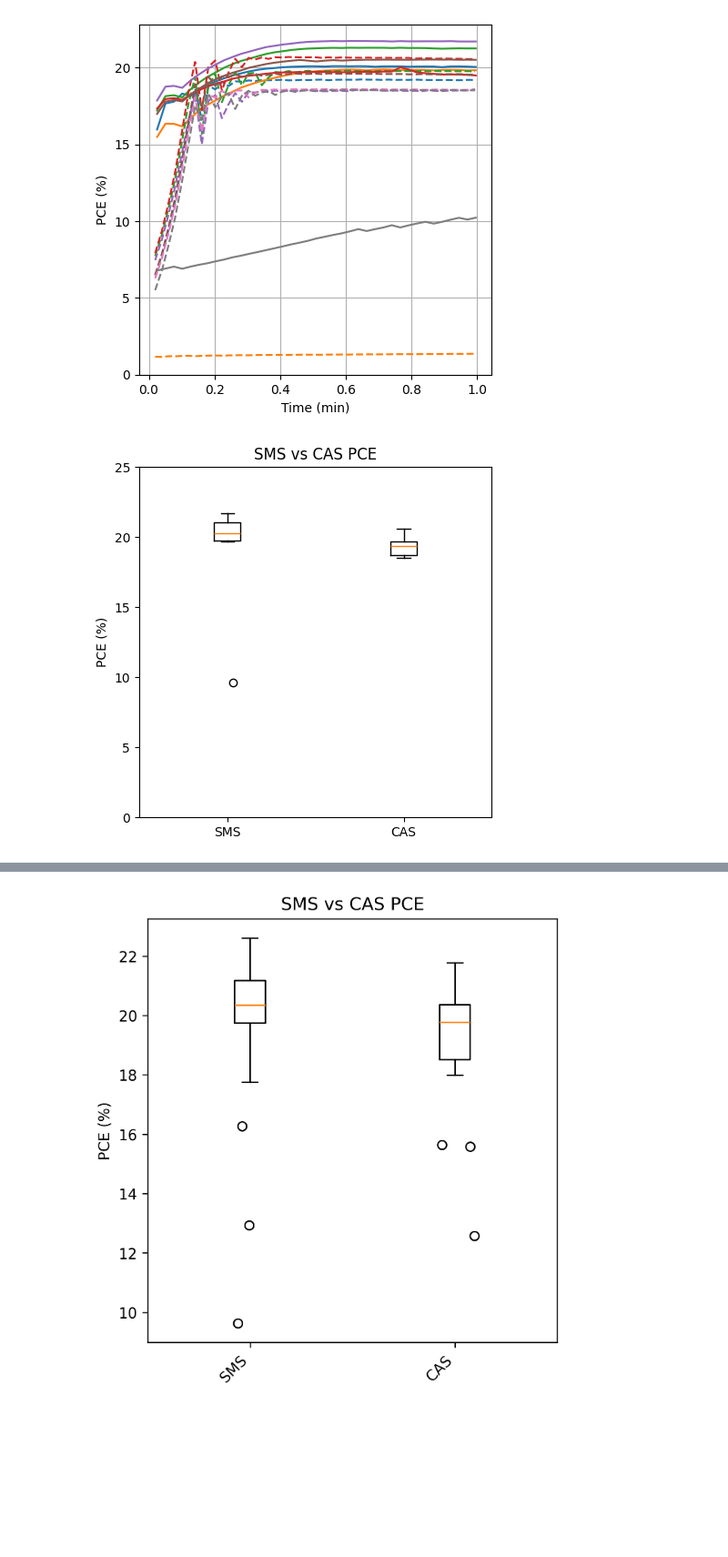
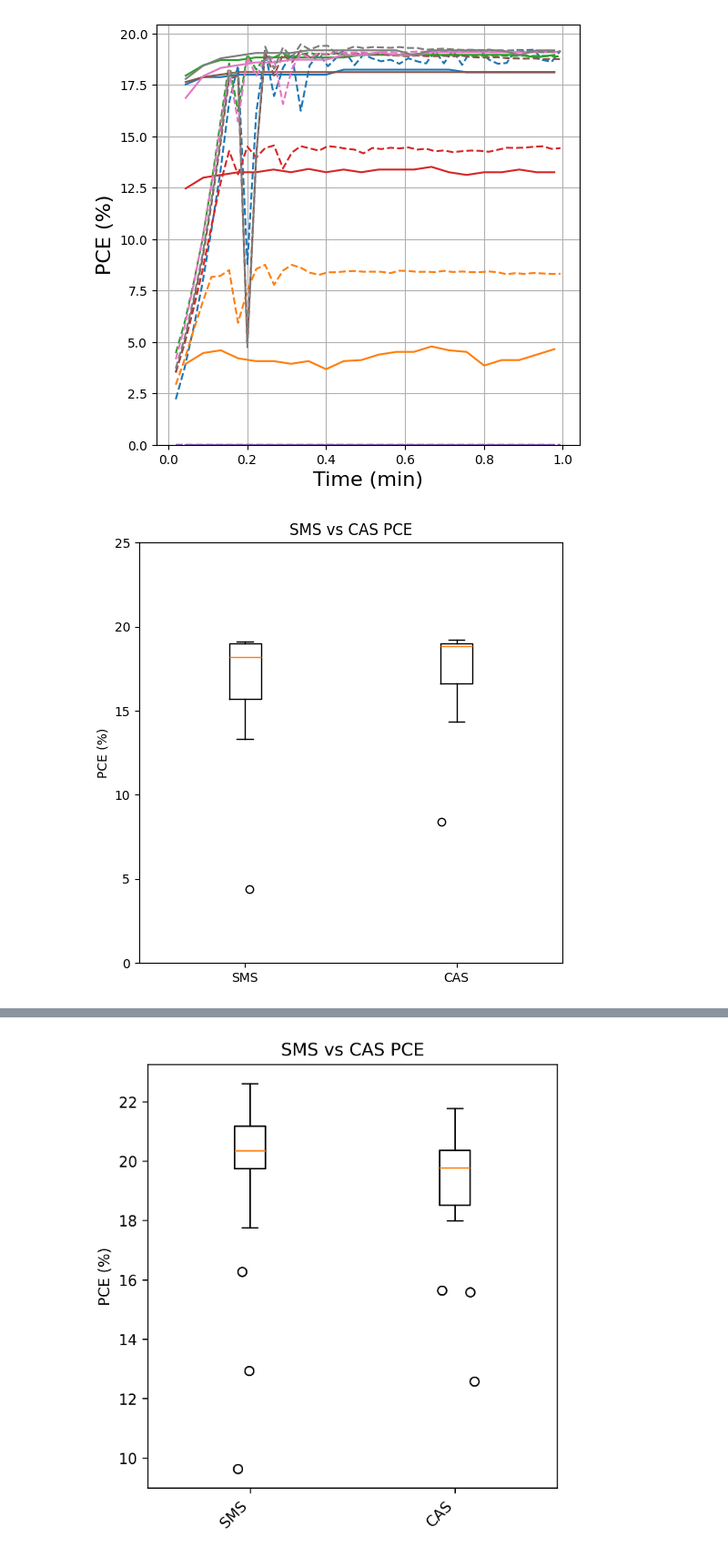
Before and after one commit to AndChen153/Stability-Setup, a Jupyter notebook: Stability-Setup_Python/data_visualization/mppt_compare.ipynb, the cells around one changed output, grey strips where cells are left out. Shown at 91% size. Drawn from its saved outputs; the diff is of its cells as text; code cells hidden in the pictures; blank space fills up the shorter version.

Commit message:
Combine Plots Update

```diff
--- a/Stability-Setup_Python/data_visualization/mppt_compare.ipynb
+++ b/Stability-Setup_Python/data_visualization/mppt_compare.ipynb
@@ -231,17 +231,18 @@ def plot_difference(cas_directory = "", ss_file_path = "", plot_range = [], time
 		top = max(np.max(cas_pce), np.max(data))*1.05
 
 		plt.ylim(bottom = 0, top = top)
-		plt.xlabel(time_label)
+		plt.xlabel(time_label, fontsize=16)
 		plt.grid()
 		colors = plt.rcParams['axes.prop_cycle'].by_key()['color']
 
-		plt.ylabel('PCE (%)')
+		plt.ylabel('PCE (%)', fontsize=16)
 		# plt.subplots_adjust(left=0.086,
 		# 					bottom=0.06,
 		# 					right=0.844,
 		# 					top=0.927,
 		# 					wspace=0.2,
 		# 					hspace=0.2)
+
 	for i in plot_range:
 		if ss_file_path and plot:
 			plt.plot(time,
@@ -348,34 +349,34 @@ for i in range(1,5):
 
 """
 
-# # TRIAL WITH CAS HOLDER
+# TRIAL WITH CAS HOLDER
+sms_files = [
+    # rf"C:\Users\achen\Dropbox\code\Stability-Setup\data\Apr-03-2025 19_41_27\Apr-03-2025_19-57-33__ID1__mppt.csv",
+    rf"C:\Users\achen\Dropbox\code\Stability-Setup\data\Apr-03-2025 19_41_27\Apr-03-2025_19-57-33__ID2__mppt.csv",
+    # rf"C:\Users\achen\Dropbox\code\Stability-Setup\data\Apr-03-2025 19_41_27\Apr-03-2025_19-57-33__ID3__mppt.csv",
+    # rf"C:\Users\achen\Dropbox\code\Stability-Setup\data\Apr-03-2025 19_41_27\Apr-03-2025_19-57-33__ID4__mppt.csv",
+]
+
+cas_files = [
+	# rf"C:\Users\achen\Dropbox\code\Stability-Setup\data\Apr-03-2025 19_41_27\devices\1",
+	rf"C:\Users\achen\Dropbox\code\Stability-Setup\data\Apr-03-2025 19_41_27\devices\2",
+	# rf"C:\Users\achen\Dropbox\code\Stability-Setup\data\Apr-03-2025 19_41_27\devices\3",
+	# rf"C:\Users\achen\Dropbox\code\Stability-Setup\data\Apr-03-2025 19_41_27\devices\4",
+]
+
+# # TRIAL WITH SAMPLE HOLDER
 # sms_files = [
-#     rf"C:\Users\achen\Dropbox\code\Stability-Setup\data\Apr-03-2025 19_41_27\Apr-03-2025_19-57-33__ID1__mppt.csv",
-#     rf"C:\Users\achen\Dropbox\code\Stability-Setup\data\Apr-03-2025 19_41_27\Apr-03-2025_19-57-33__ID2__mppt.csv",
-#     rf"C:\Users\achen\Dropbox\code\Stability-Setup\data\Apr-03-2025 19_41_27\Apr-03-2025_19-57-33__ID3__mppt.csv",
-#     rf"C:\Users\achen\Dropbox\code\Stability-Setup\data\Apr-03-2025 19_41_27\Apr-03-2025_19-57-33__ID4__mppt.csv",
+# 	rf"C:\Users\achen\Dropbox\code\Stability-Setup\data\Apr-29-2025 17_25_13 leo devices\Apr-29-2025_17-27-31__ID1__mppt.csv",
+# 	rf"C:\Users\achen\Dropbox\code\Stability-Setup\data\Apr-29-2025 17_25_13 leo devices\Apr-29-2025_17-33-16__ID2__mppt.csv",
+# 	rf"C:\Users\achen\Dropbox\code\Stability-Setup\data\Apr-29-2025 17_25_13 leo devices\Apr-29-2025_17-33-16__ID3__mppt.csv",
+# 	rf"C:\Users\achen\Dropbox\code\Stability-Setup\data\Apr-29-2025 17_25_13 leo devices\Apr-29-2025_17-27-31__ID4__mppt.csv",
 # ]
-
 # cas_files = [
-# 	rf"C:\Users\achen\Dropbox\code\Stability-Setup\data\Apr-03-2025 19_41_27\devices\1",
-# 	rf"C:\Users\achen\Dropbox\code\Stability-Setup\data\Apr-03-2025 19_41_27\devices\2",
-# 	rf"C:\Users\achen\Dropbox\code\Stability-Setup\data\Apr-03-2025 19_41_27\devices\3",
-# 	rf"C:\Users\achen\Dropbox\code\Stability-Setup\data\Apr-03-2025 19_41_27\devices\4",
+# 	rf"C:\Users\achen\Dropbox\code\Stability-Setup\data\Apr-29-2025 17_25_13 leo devices\devices\1",
+# 	rf"C:\Users\achen\Dropbox\code\Stability-Setup\data\Apr-29-2025 17_25_13 leo devices\devices\2",
+# 	rf"C:\Users\achen\Dropbox\code\Stability-Setup\data\Apr-29-2025 17_25_13 leo devices\devices\3",
+# 	rf"C:\Users\achen\Dropbox\code\Stability-Setup\data\Apr-29-2025 17_25_13 leo devices\devices\4",
 # ]
-
-# TRIAL WITH SAMPLE HOLDER
-sms_files = [
-	rf"C:\Users\achen\Dropbox\code\Stability-Setup\data\Apr-29-2025 17_25_13 leo devices\Apr-29-2025_17-27-31__ID1__mppt.csv",
-	rf"C:\Users\achen\Dropbox\code\Stability-Setup\data\Apr-29-2025 17_25_13 leo devices\Apr-29-2025_17-33-16__ID2__mppt.csv",
-	rf"C:\Users\achen\Dropbox\code\Stability-Setup\data\Apr-29-2025 17_25_13 leo devices\Apr-29-2025_17-33-16__ID3__mppt.csv",
-	rf"C:\Users\achen\Dropbox\code\Stability-Setup\data\Apr-29-2025 17_25_13 leo devices\Apr-29-2025_17-27-31__ID4__mppt.csv",
-]
-cas_files = [
-	rf"C:\Users\achen\Dropbox\code\Stability-Setup\data\Apr-29-2025 17_25_13 leo devices\devices\1",
-	rf"C:\Users\achen\Dropbox\code\Stability-Setup\data\Apr-29-2025 17_25_13 leo devices\devices\2",
-	rf"C:\Users\achen\Dropbox\code\Stability-Setup\data\Apr-29-2025 17_25_13 leo devices\devices\3",
-	rf"C:\Users\achen\Dropbox\code\Stability-Setup\data\Apr-29-2025 17_25_13 leo devices\devices\4",
-]
 
 plot_range = [x for x in range(8)]
 printouts = []
@@ -400,32 +401,32 @@ for cas, ss_file in zip(cas_files, sms_files):
 		try:
 			printouts.append([np.min(abs_diff), np.argmin(abs_diff), np.mean(abs_diff), device_diff])
 
 		except:
 			pass
 
 average_sms = np.asarray(average_sms)
 average_cas = np.asarray(average_cas)
 average_diff = average_sms - average_cas
 
 
 # # Print stats for each label
 # for label, stat in zip(labels, stats):
 #     print(f"--- {label} ---")
 #     print(f"Min: {stat['whislo']}")
 #     print(f"Q1 : {stat['q1']}")
 #     print(f"Med: {stat['med']}")
 #     print(f"Q3 : {stat['q3']}")
 #     print(f"Max: {stat['whishi']}")
 #     print(f"Outliers: {stat['fliers']}")
 #     print()
 
 for printout in printouts:
 	print(f"min diff: {printout[0]} at idx: {printout[1]}")  # or arr.min()
 	print(f"Average PCE absolute difference: {printout[2]}")
 	print(f"Average PCE diff across device: {printout[3]}")
 	print()
 print(f"total_diff {np.mean(all_diff)}")
 print(f"total device diff {np.mean(average_diff_device)}")
 # %% [output]
-[figure, old version]
+[figure, new version]
-[figure, old version]
+[figure, new version]
```
Also changed, not shown: parts of 1 cell of this notebook, 14 other files.
